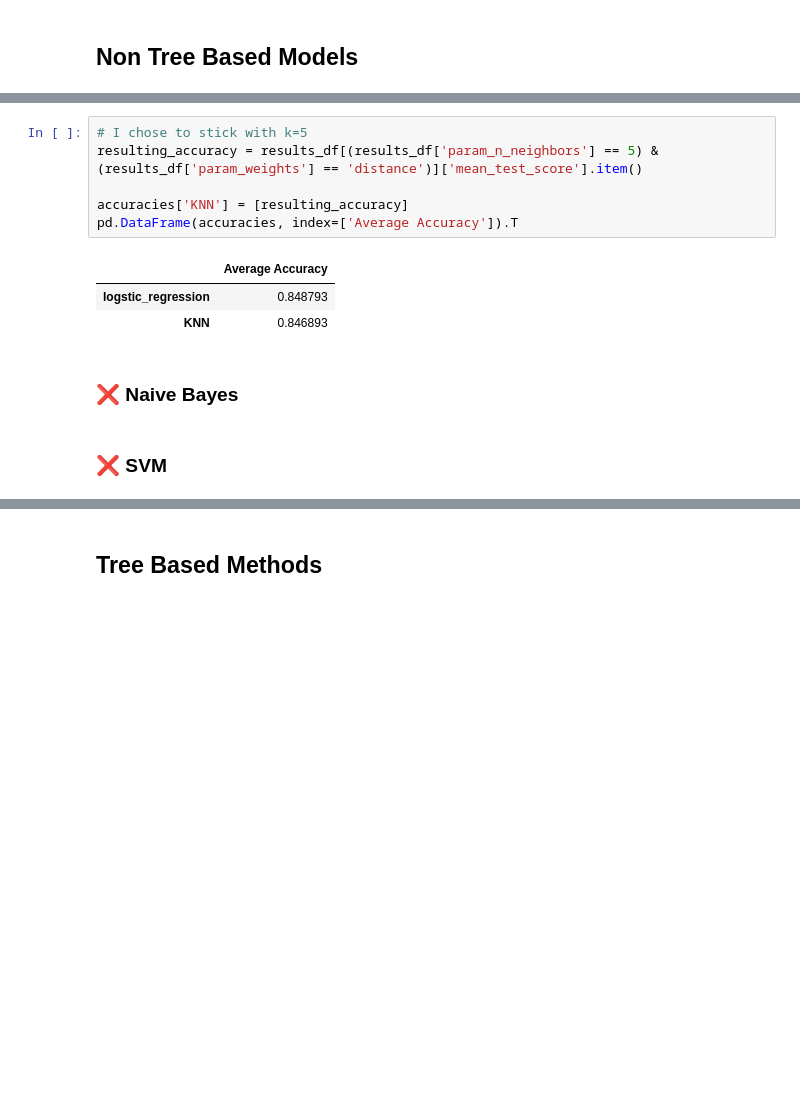
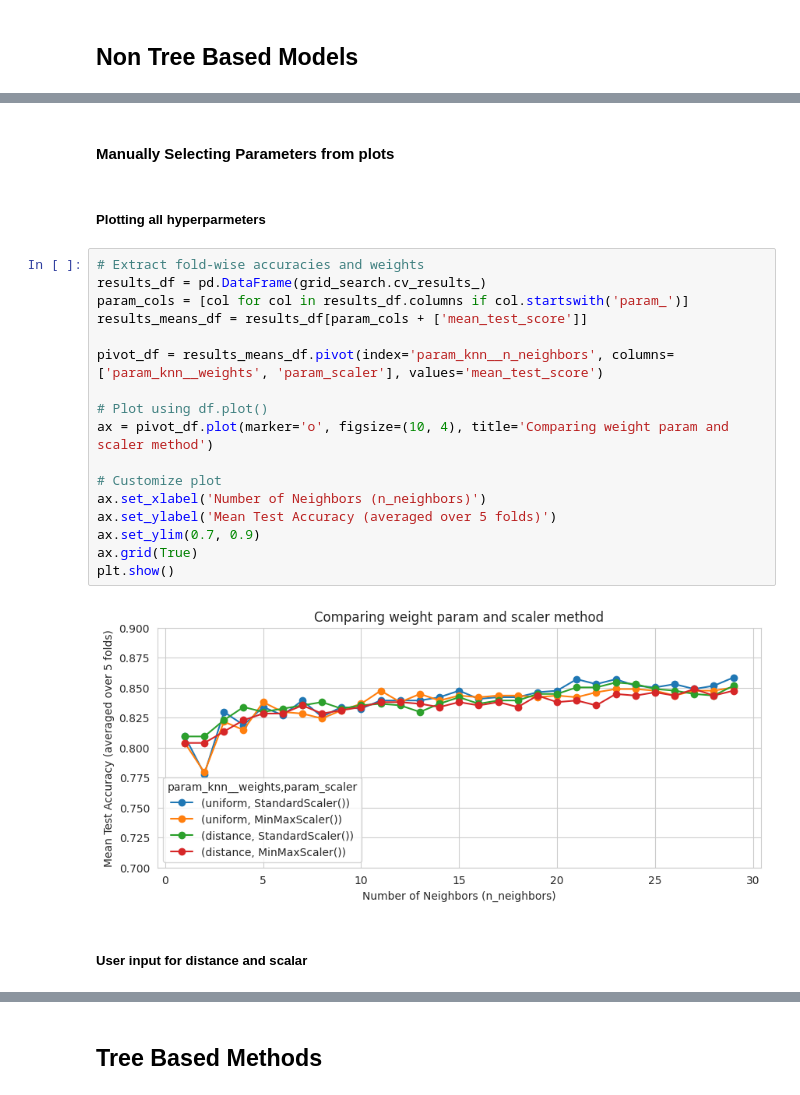
Before and after one commit to g-vaughan/classic_machine_learning, a Jupyter notebook: predicting_heart_failure.ipynb, the cells around one changed output, grey strips where cells are left out. Cells and saved outputs as stored; diff of their text form; blank space fills up the shorter version.

```diff
--- a/predicting_heart_failure.ipynb
+++ b/predicting_heart_failure.ipynb
@@ -489,14 +620,25 @@ fig.show()
-# %%
-# I chose to stick with k=5
-resulting_accuracy = results_df[(results_df['param_n_neighbors'] == 5) & (results_df['param_weights'] == 'distance')]['mean_test_score'].item()
-
-accuracies['KNN'] = [resulting_accuracy]
-pd.DataFrame(accuracies, index=['Average Accuracy']).T
-# %% [output]
-|  | Average Accuracy |
-| logstic_regression | 0.848793 |
-| KNN | 0.846893 |
-# %% [markdown]
-### ❌ Naive Bayes
-# %% [markdown]
-### ❌ SVM
+# %% [markdown]
+#### Manually Selecting Parameters from plots
+# %% [markdown]
+##### Plotting all hyperparmeters
+# %%
+# Extract fold-wise accuracies and weights
+results_df = pd.DataFrame(grid_search.cv_results_)
+param_cols = [col for col in results_df.columns if col.startswith('param_')]
+results_means_df = results_df[param_cols + ['mean_test_score']]
+
+pivot_df = results_means_df.pivot(index='param_knn__n_neighbors', columns=['param_knn__weights', 'param_scaler'], values='mean_test_score')
+
+# Plot using df.plot()
+ax = pivot_df.plot(marker='o', figsize=(10, 4), title='Comparing weight param and scaler method')
+
+# Customize plot
+ax.set_xlabel('Number of Neighbors (n_neighbors)')
+ax.set_ylabel('Mean Test Accuracy (averaged over 5 folds)')
+ax.set_ylim(0.7, 0.9)
+ax.grid(True)
+plt.show()
+# %% [output]
+[figure, added]
+# %% [markdown]
+##### User input for distance and scalar
```
Also changed, not shown: parts of 85 cells of this notebook.
